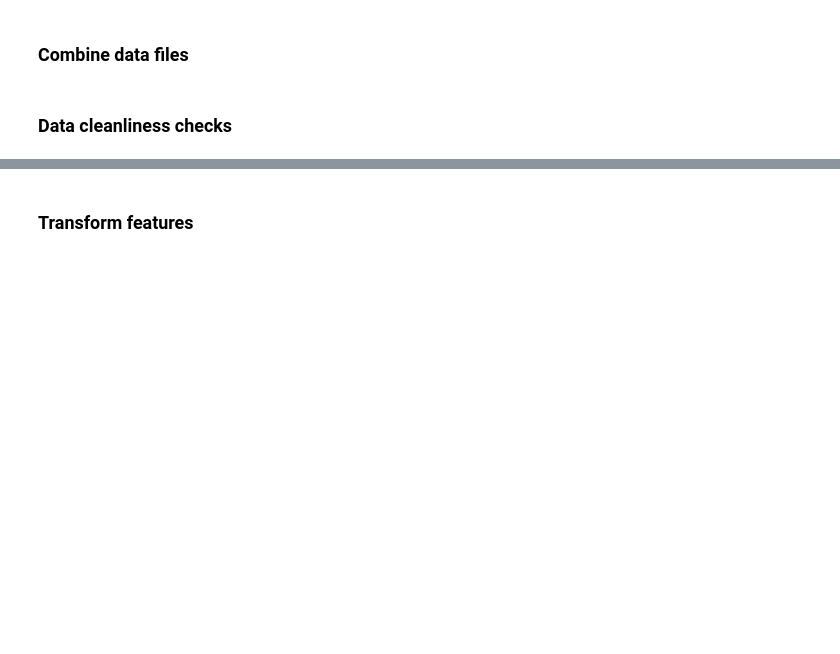
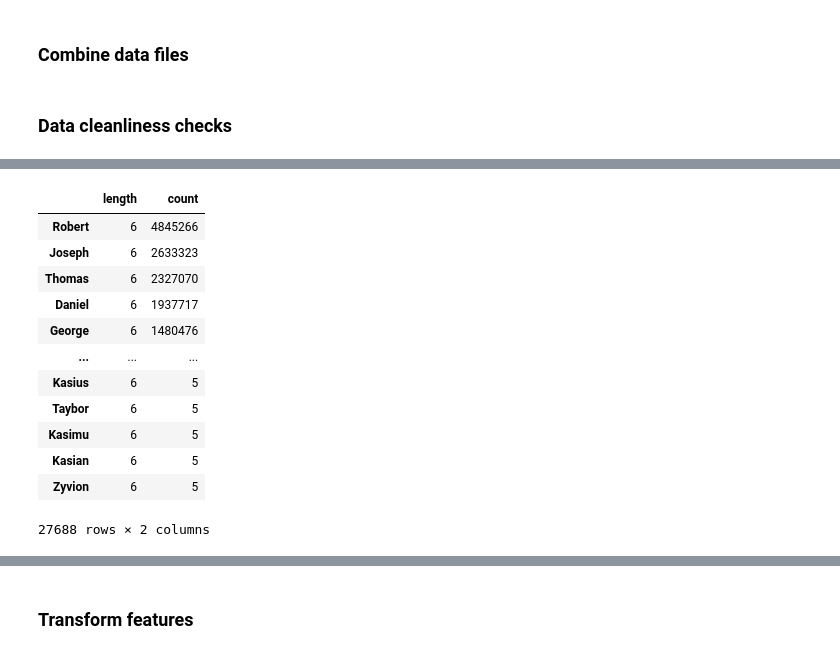
Before and after one commit to Puayny/baby_names_viz, a Jupyter notebook: eda.ipynb, the cells around one changed output, grey strips where cells are left out. Saved outputs shown, nothing was run; the diff lists cells and outputs as text; code cells hidden in the pictures; blank space fills up the shorter version.

Commit message:
Added data sanity checks

```diff
--- a/eda.ipynb
+++ b/eda.ipynb
@@ -74,0 +93,7 @@ Earliest year: 1880, Latest year: 2019, Every year has data: True
+# %%
+# Check for special characters
+print("Check for non-alpha characters")
+charset = set()
+for name in set(combined_names_df["name"]):
+    charset.update(name.lower())
+print(charset - set(string.ascii_lowercase))
@@ -74,0 +106,7 @@ Earliest year: 1880, Latest year: 2019, Every year has data: True
+# %%
+# Check length of names
+names_stats = {name: {"length":len(name), "count":count} for name, count in combined_names_df.groupby("name")["count"].sum().iteritems()}
+names_stats = pd.DataFrame.from_dict(names_stats, orient="index")
+
+names_len_counter = Counter(names_stats["length"])
+pprint(sorted(names_len_counter.items()))
@@ -74,0 +128,17 @@ Earliest year: 1880, Latest year: 2019, Every year has data: True
+# %%
+# Stats for name of mode length
+names_stats.query("length==6").sort_values(by="count", ascending=False)
+# %% [output]
+|  | length | count |
+| Robert | 6 | 4845266 |
+| Joseph | 6 | 2633323 |
+| Thomas | 6 | 2327070 |
+| Daniel | 6 | 1937717 |
+| George | 6 | 1480476 |
+| ... | ... | ... |
+| Kasius | 6 | 5 |
+| Taybor | 6 | 5 |
+| Kasimu | 6 | 5 |
+| Kasian | 6 | 5 |
+| Zyvion | 6 | 5 |
+27688 rows × 2 columns
```
Also changed, not shown: parts of 13 cells of this notebook.
